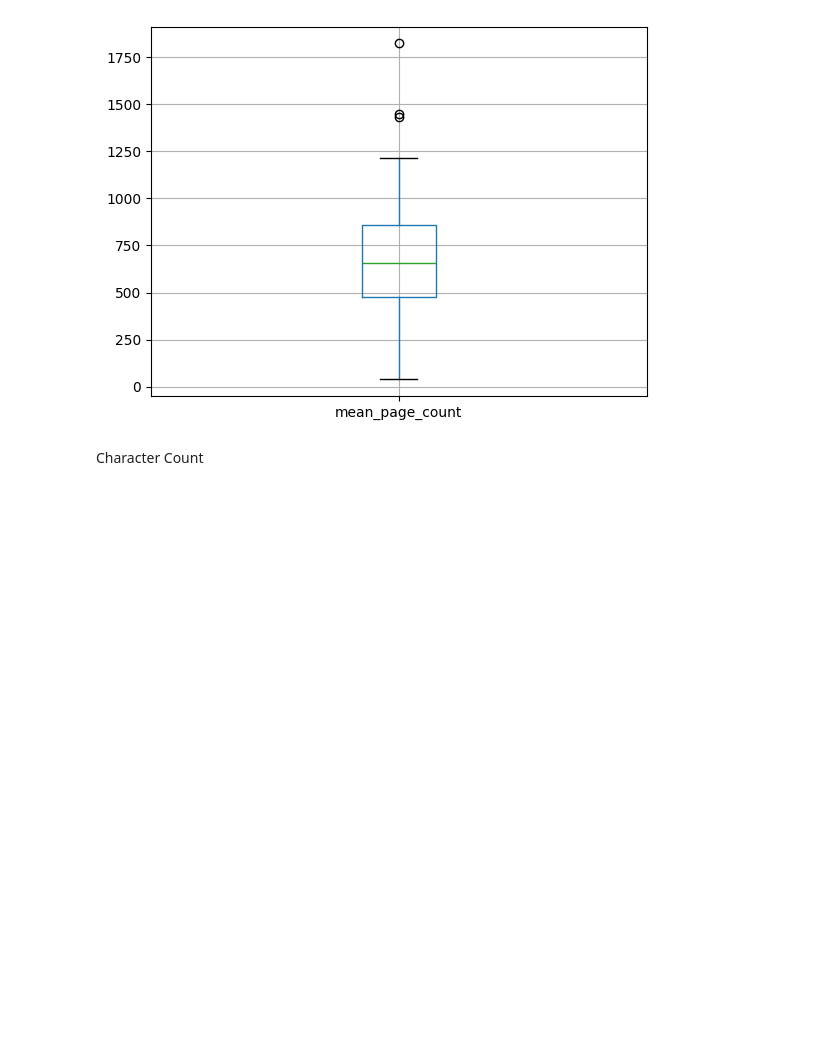
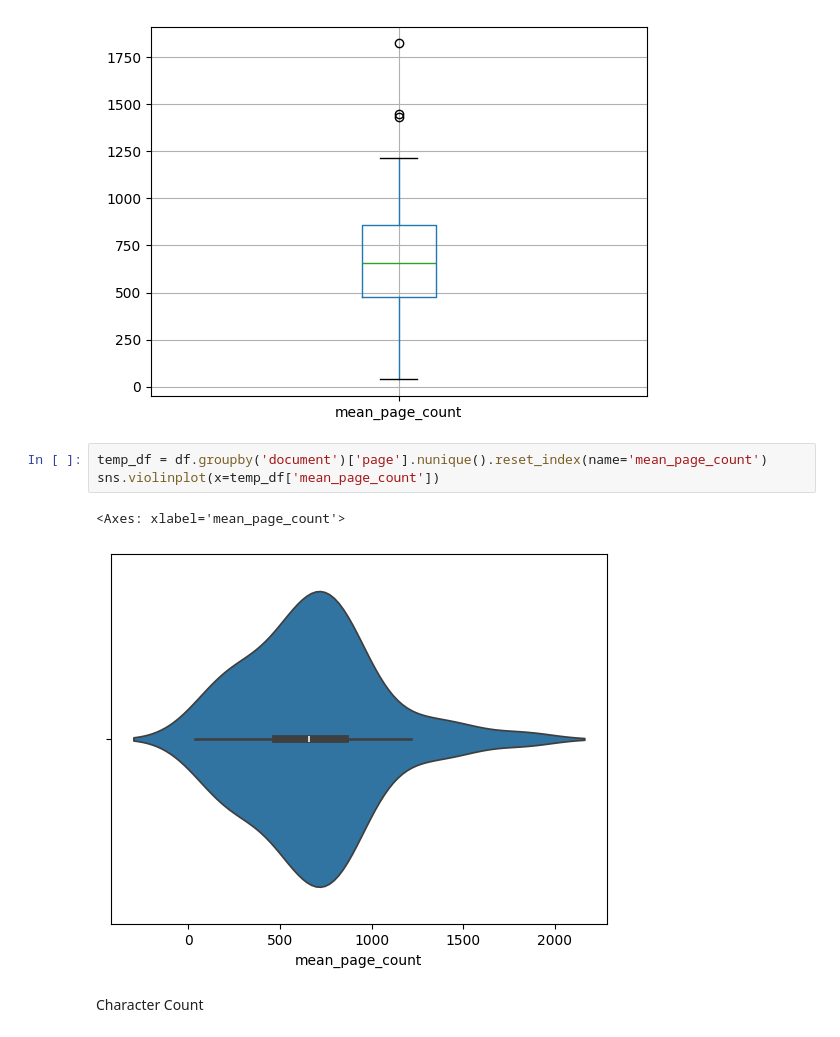
Before and after one commit to jl8771/TextbookGPTApplication, a Jupyter notebook: generate_plots.ipynb, the cells around one changed output. Cells and saved outputs as stored; diff of their text form; blank space fills up the shorter version.

Commit message:
Add violin plots

```diff
--- a/generate_plots.ipynb
+++ b/generate_plots.ipynb
@@ -28,6 +28,12 @@ df.groupby('document')['page'].nunique().reset_index(name='mean_page_count').box
 # %% [output]
 <Axes: >
 [figure]
+# %%
+temp_df = df.groupby('document')['page'].nunique().reset_index(name='mean_page_count')
+sns.violinplot(x=temp_df['mean_page_count'])
+# %% [output]
+<Axes: xlabel='mean_page_count'>
+[figure, added]
 # %% [markdown]
 Character Count
 # %%
```
Also changed, not shown: parts of 3 cells of this notebook.
